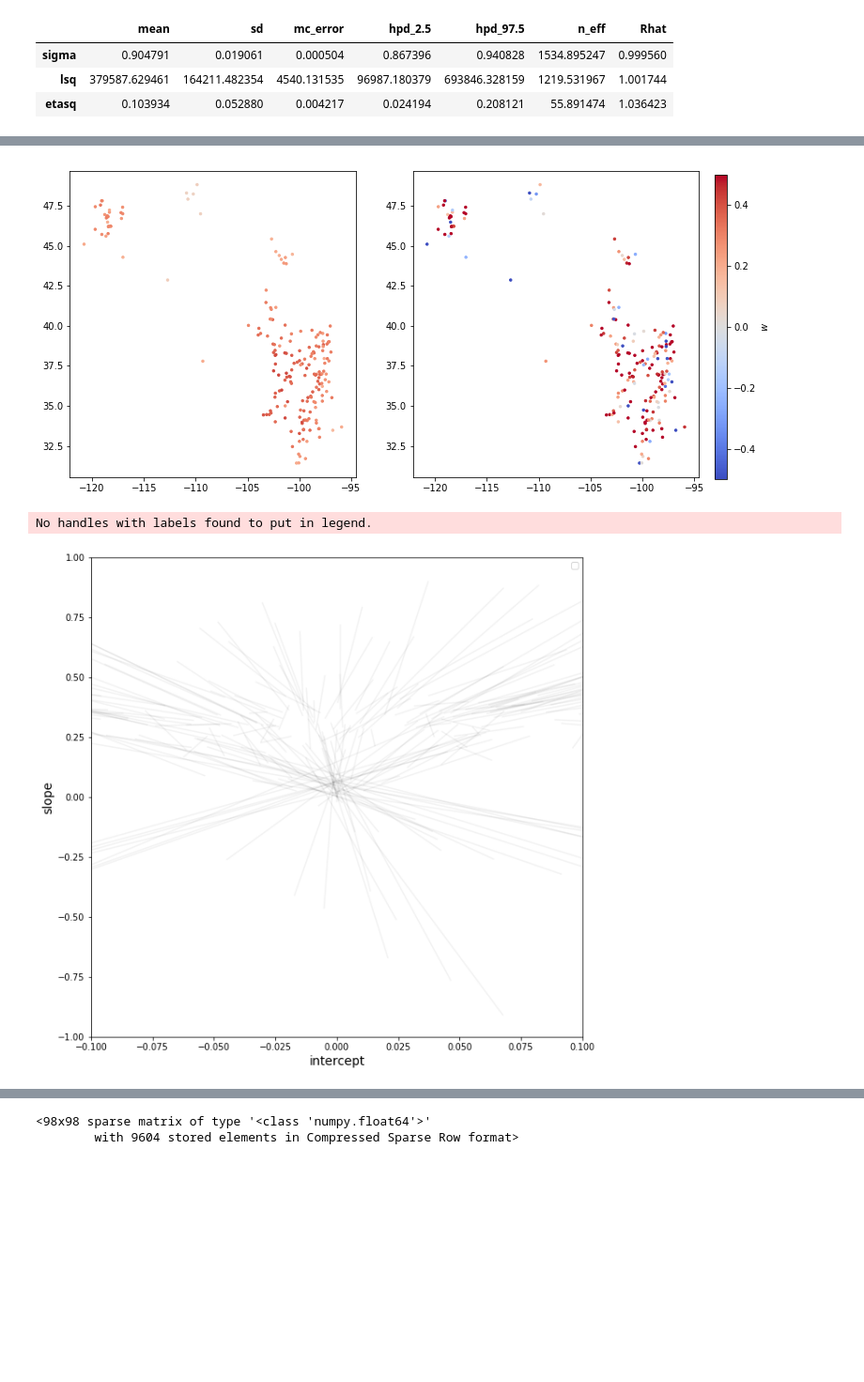
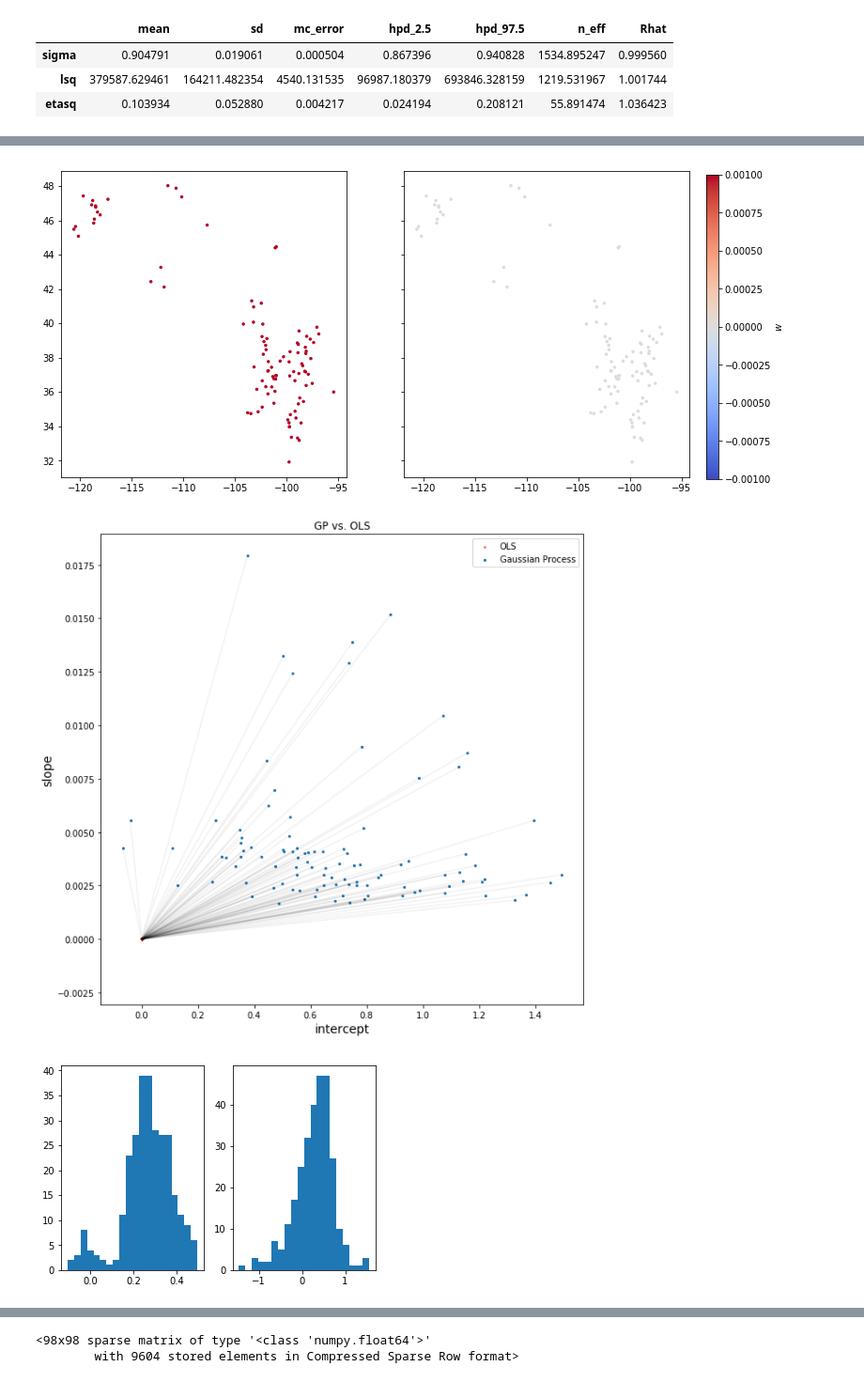
Before and after one commit to Mind-The-Data/GaussianProcess, a Jupyter notebook: SandboxGPs.ipynb, the cells around one changed output, grey strips where cells are left out. Shown: that part at 94% size. Cells and saved outputs as stored; diff of their text form; code cells hidden in the pictures; blank space fills up the shorter version.

```diff
--- a/SandboxGPs.ipynb
+++ b/SandboxGPs.ipynb
@@ -172,6 +161,6 @@ sns.kdeplot(trace_lsq['lsq'], trace_lsq['etasq'], s=2, alpha=.2);
 # %%
-v = .5
-fig, ax = plt.subplots(1,2, sharex=True, figsize=(12,6))
+v = .001
+fig, ax = plt.subplots(1,2, sharey=True, figsize=(12,6))
 im = ax[0].scatter(df_unique.Longitude,df_unique.Latitude,c=trace_lsq['w'].mean(axis=0),
           cmap='coolwarm',vmax=v,vmin=-v,s=6)
 ax[1].scatter(df_unique.Longitude,df_unique.Latitude,c=df_unique.B_zprsum3,
@@ -179,7 +168,7 @@ ax[1].scatter(df_unique.Longitude,df_unique.Latitude,c=df_unique.B_zprsum3,
 cax = plt.axes([.92, 0.12, 0.015, 0.75])
 plt.colorbar(im,cax=cax,label='$w$');
 # %% [output]
-[figure, old version]
+[figure, new version]
 # %%
 b1 = trace_lsq['w'].mean(axis=0)
 a1 = trace_lsq['a'].mean(axis=0)
@@ -190,8 +179,8 @@ b2 = df_unique['B_zprsum3']
 # plot both and connect with lines
 _, ax = plt.subplots(1, 1, figsize=(10,10))
 #ax.scatter(a0,b0,label='Ordinary Least Squares', s=10)
-#ax.scatter(a2, b2, label='OLS', c='k',s=5, alpha=.4)
-#ax.scatter(a1, b1, label='Gaussian Process', s=5, alpha=1)
+ax.scatter(a2, b2, label='OLS', c='r',s=5, alpha=.4)
+ax.scatter(a1, b1, label='Gaussian Process', s=5, alpha=1)
 
 
 
@@ -199,10 +188,15 @@ _, ax = plt.subplots(1, 1, figsize=(10,10))
 ax.plot([a1, a2], [b1, b2], 'k-', alpha=.05)
 ax.set_xlabel('intercept', fontsize=14)
 ax.set_ylabel('slope', fontsize=14)
-#ax.set_title('studentT = .3 vs. studentT sigma=RV')
-ax.set_xlim(-.1,.1)
-ax.set_ylim(-1,1)
+ax.set_title('GP vs. OLS')
+#ax.set_xlim(-.2,.2)
+#ax.set_ylim(-1,1)
 ax.legend();
 # %% [output]
-No handles with labels found to put in legend.
-[figure, old version]
+[figure, new version]
+# %%
+fig, ax = plt.subplots(1,2)
+ax[0].hist(b1, 20)
+ax[1].hist(b2, 20);
+# %% [output]
+[figure, added]
```
Also changed, not shown: parts of 14 cells of this notebook, 1 other file.
